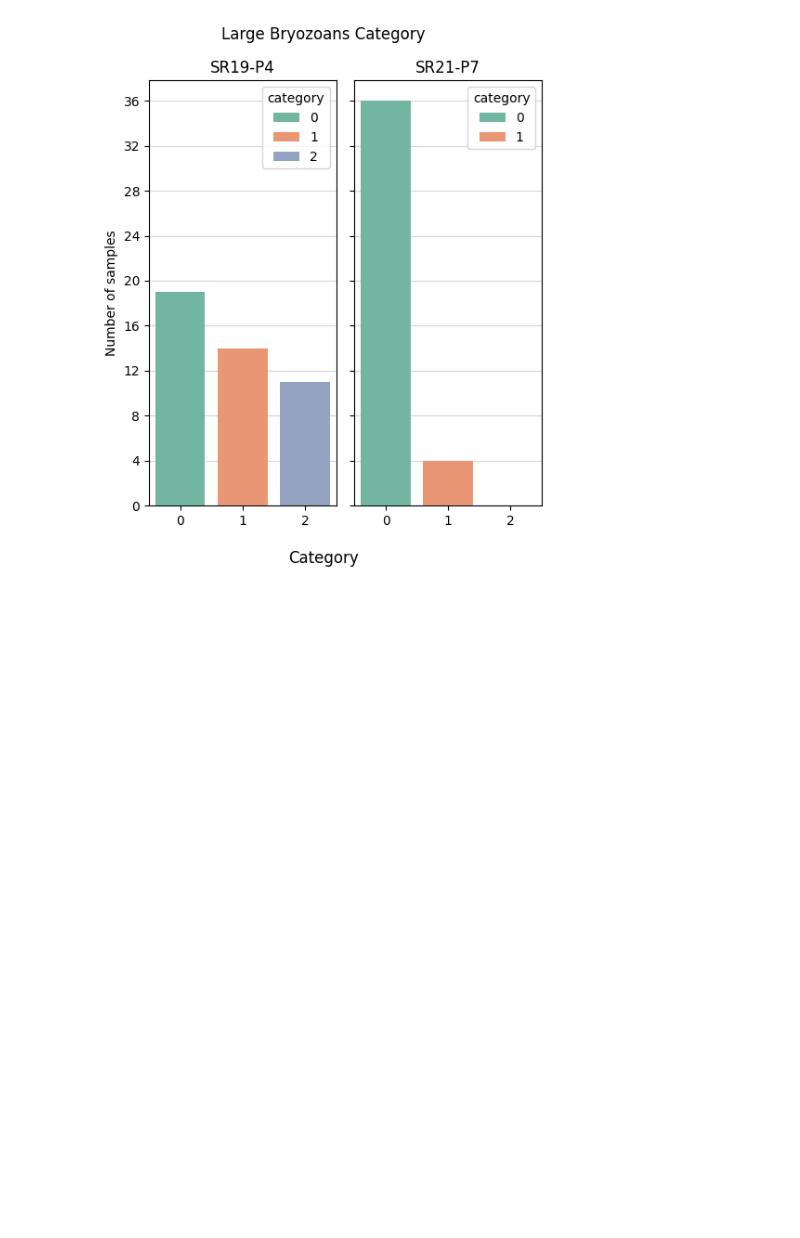
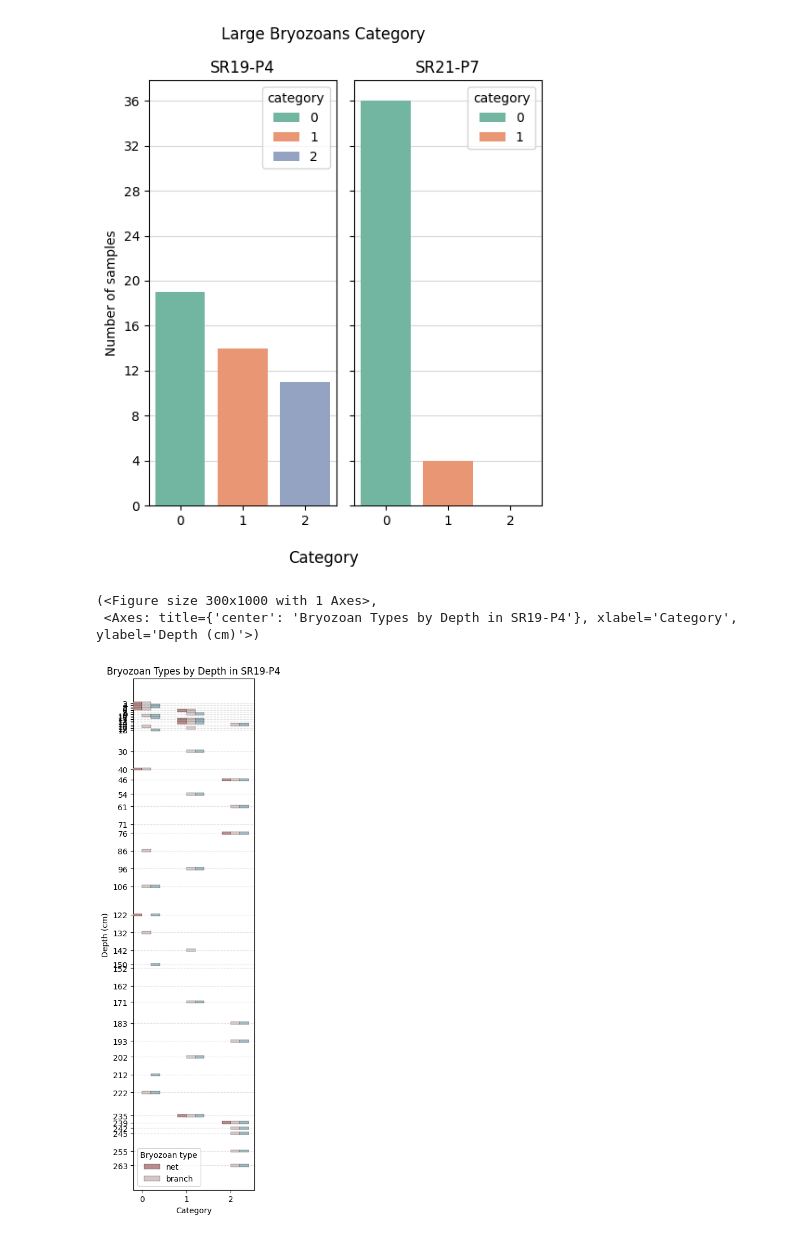
Before and after one commit to jvseds/SedLab, a Jupyter notebook: bryozoa.ipynb, the cells around one changed output. Cells and saved outputs as stored; diff of their text form; code cells hidden in the pictures; blank space fills up the shorter version.

Commit message:
added function to plot bryo categories by depth

```diff
--- a/bryozoa.ipynb
+++ b/bryozoa.ipynb
@@ -55,3 +55,9 @@ core_names = ["SR19-P4", "SR21-P7"]
 cat_plot = sr19.plot_large_bryo(others=other_cores, core_names=core_names, savefig=False, savepath="./data-files/mp-files/large-bryos.png")
 # %% [output]
 [figure]
+# %%
+sr19.plot_depth_bars(core_name="SR19-P4", bar_width=0.2)
+# %% [output]
+(<Figure size 300x1000 with 1 Axes>,
+ <Axes: title={'center': 'Bryozoan Types by Depth in SR19-P4'}, xlabel='Category', ylabel='Depth (cm)'>)
+[figure, added]
```
Also changed, not shown: 2 other files.
